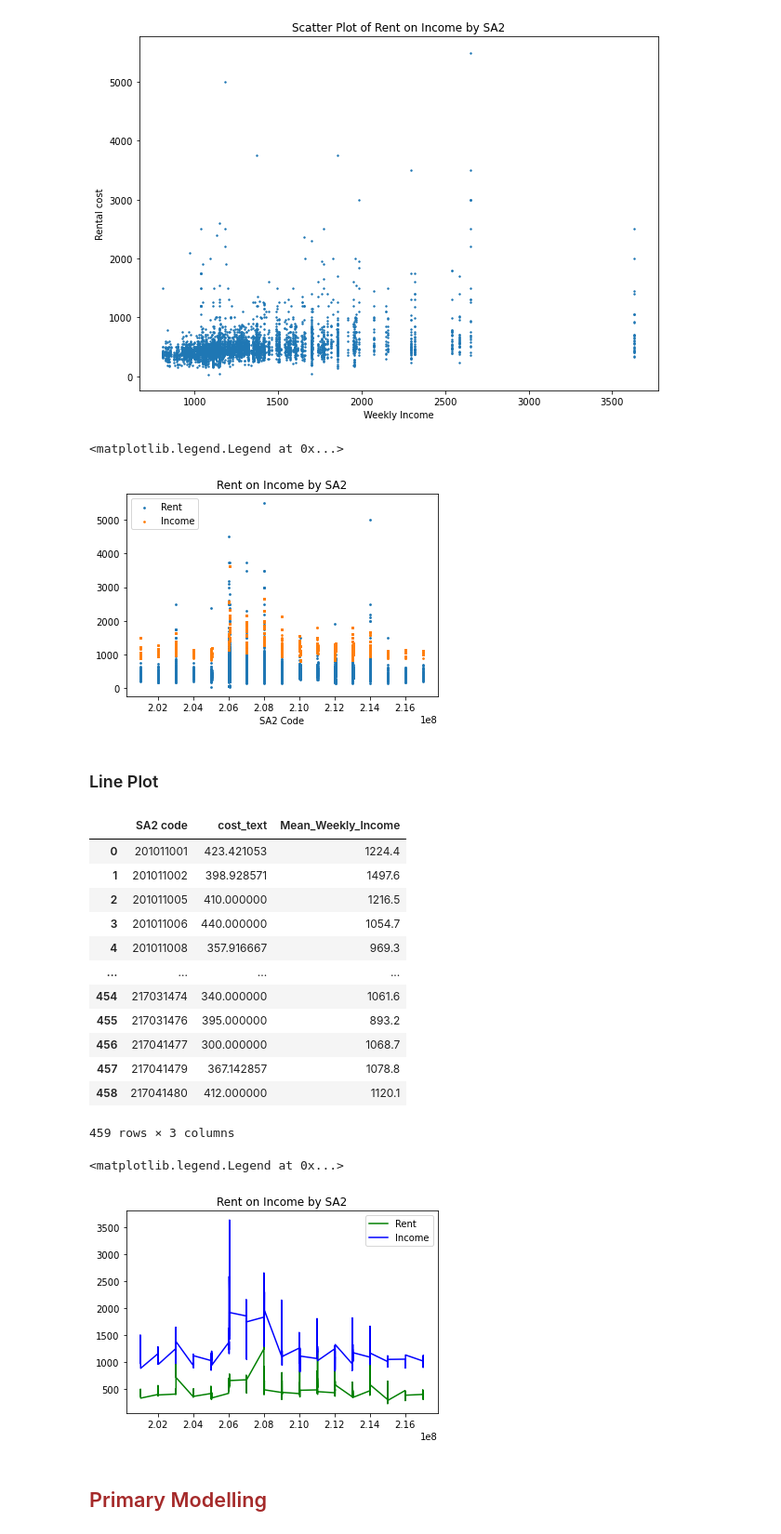
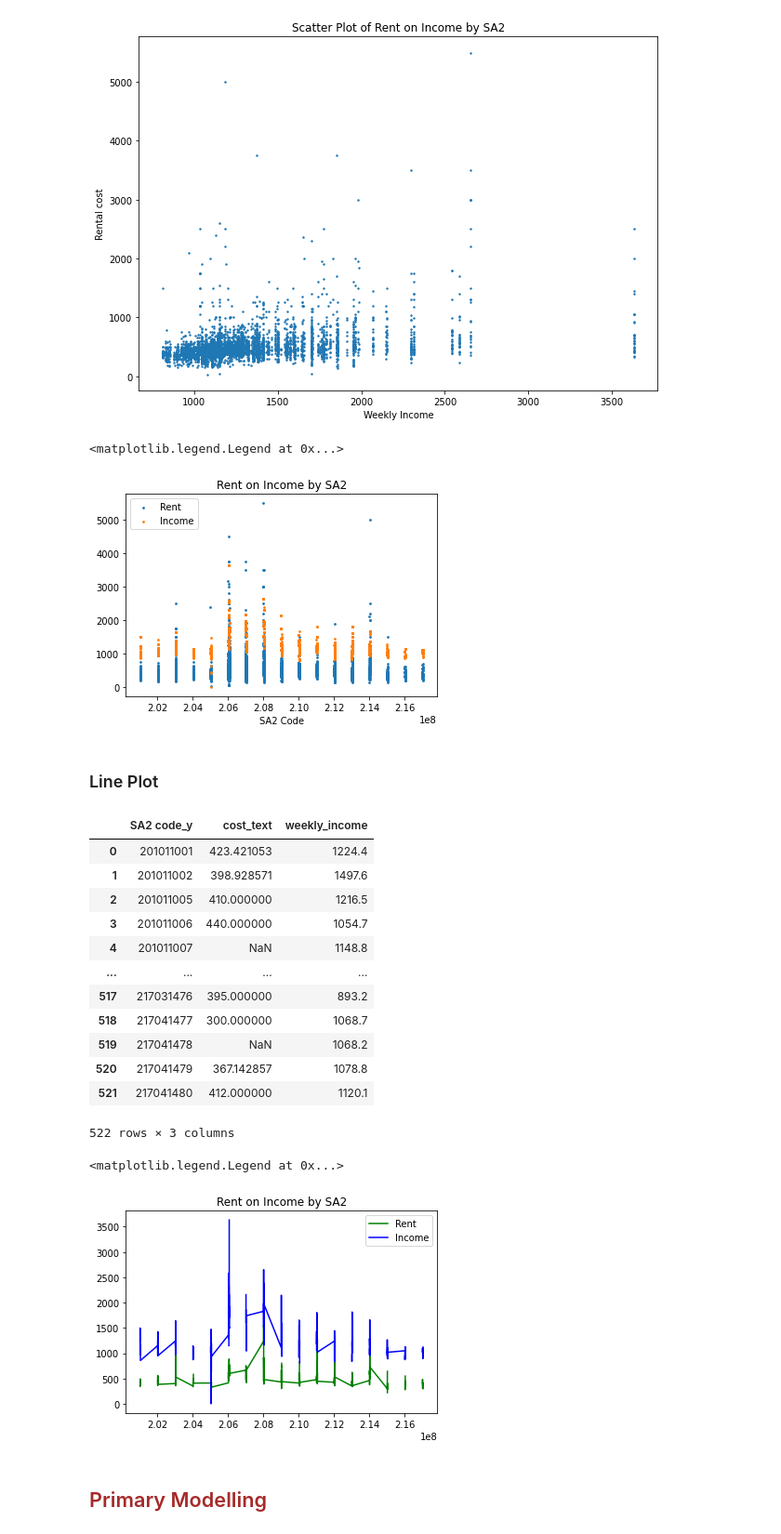
Before and after one commit to MAST30034-Applied-Data-Science/generic-real-estate-consulting-project-18, a Jupyter notebook: notebooks/Income_analysis.ipynb, the cells around one changed output. Shown at 93% size. Saved outputs shown, nothing was run; the diff lists cells and outputs as text; code cells hidden in the pictures.

```diff
--- a/notebooks/Income_analysis.ipynb
+++ b/notebooks/Income_analysis.ipynb
@@ -177,5 +93,2 @@ Merge Income dataset with Property Rent Data
 # %%
-rent_income_sa2 = pd.merge(prop_df, income2019, how='left', left_on=['SA2 code'], right_on=['SA2'])
+rent_income_sa2 = pd.merge(prop_df, income2019, how='left', left_on=['SA2 code_y'], right_on=['SA2'])
-# %%
-rent_income_sa2 = rent_income_sa2.drop(['SA2', 'SA2_NAME'], axis=1)
-rent_income_sa2.to_csv('../../generic-real-estate-consulting-project-18/data/curated/rent_income_SA2.csv')
@@ -182,3 +127,5 @@ rent_income_sa2.to_csv('../../generic-real-estate-consulting-project-18/data/cur
+# %%
+rent_income_sa2 = rent_income_sa2.rename({'Mean Weekly $ 2019': 'weekly_income'}, axis=1)
 # %%
 rent_income_sa2['num_property_type'] = rent_income_sa2['property_type']
 rent_income_sa2['num_property_type'].replace(['House', 'Apartment / Unit / Flat', 'Studio', 'Semi-Detached',
@@ -214,44 +161,44 @@ plt.show()
 # %% [output]
 [figure]
 # %%
-plt.scatter(rent_income_sa2['SA2 code'], rent_income_sa2['cost_text'], s=3, label='Rent')
-plt.scatter(rent_income_sa2['SA2 code'], rent_income_sa2['Mean_Weekly_Income'], s=3, label='Income')
+plt.scatter(rent_income_sa2['SA2 code_y'], rent_income_sa2['cost_text'], s=3, label='Rent')
+plt.scatter(rent_income_sa2['SA2 code_y'], rent_income_sa2['weekly_income'], s=3, label='Income')
 plt.xlabel('SA2 Code')
 plt.title('Rent on Income by SA2')
 plt.legend()
 # %% [output]
 <matplotlib.legend.Legend at 0x...>
-[figure, old version]
+[figure, new version]
 # %% [markdown]
 ### Line Plot
 # %%
 # aggregate df to get mean rental cost and income of SA2
-rent_sa2 = rent_income_sa2[['SA2 code', 'cost_text', 'Mean_Weekly_Income']]
-mean_rent_income_sa2 = rent_sa2.groupby(['SA2 code']).mean().reset_index()
+rent_sa2 = rent_income_sa2[['SA2 code_y', 'cost_text', 'weekly_income']]
+mean_rent_income_sa2 = rent_sa2.groupby(['SA2 code_y']).mean().reset_index()
 mean_rent_income_sa2
 # %% [output]
-|  | SA2 code | cost_text | Mean_Weekly_Income |
+|  | SA2 code_y | cost_text | weekly_income |
 | 0 | 201011001 | 423.421053 | 1224.4 |
 | 1 | 201011002 | 398.928571 | 1497.6 |
 | 2 | 201011005 | 410.000000 | 1216.5 |
 | 3 | 201011006 | 440.000000 | 1054.7 |
-| 4 | 201011008 | 357.916667 | 969.3 |
+| 4 | 201011007 | NaN | 1148.8 |
 | ... | ... | ... | ... |
-| 454 | 217031474 | 340.000000 | 1061.6 |
-| 455 | 217031476 | 395.000000 | 893.2 |
-| 456 | 217041477 | 300.000000 | 1068.7 |
-| 457 | 217041479 | 367.142857 | 1078.8 |
-| 458 | 217041480 | 412.000000 | 1120.1 |
+| 517 | 217031476 | 395.000000 | 893.2 |
+| 518 | 217041477 | 300.000000 | 1068.7 |
+| 519 | 217041478 | NaN | 1068.2 |
+| 520 | 217041479 | 367.142857 | 1078.8 |
+| 521 | 217041480 | 412.000000 | 1120.1 |
-459 rows × 3 columns
+522 rows × 3 columns
 # %%
 # plot using line graph to show trends
-plt.plot(mean_rent_income_sa2['SA2 code'], mean_rent_income_sa2['cost_text'], 'g', label='Rent')
-plt.plot(mean_rent_income_sa2['SA2 code'], mean_rent_income_sa2['Mean Weekly $ 2019'], 'b', label='Income')
+plt.plot(mean_rent_income_sa2['SA2 code_y'], mean_rent_income_sa2['cost_text'], 'g', label='Rent')
+plt.plot(mean_rent_income_sa2['SA2 code_y'], mean_rent_income_sa2['weekly_income'], 'b', label='Income')
 plt.title('Rent on Income by SA2')
 plt.legend()
 # %% [output]
 <matplotlib.legend.Legend at 0x...>
-[figure, old version]
+[figure, new version]
 # %% [markdown]
 ## <font color='brown'>Primary Modelling</font>
 # %%
```
Also changed, not shown: parts of 25 cells of this notebook, 4 other files.
